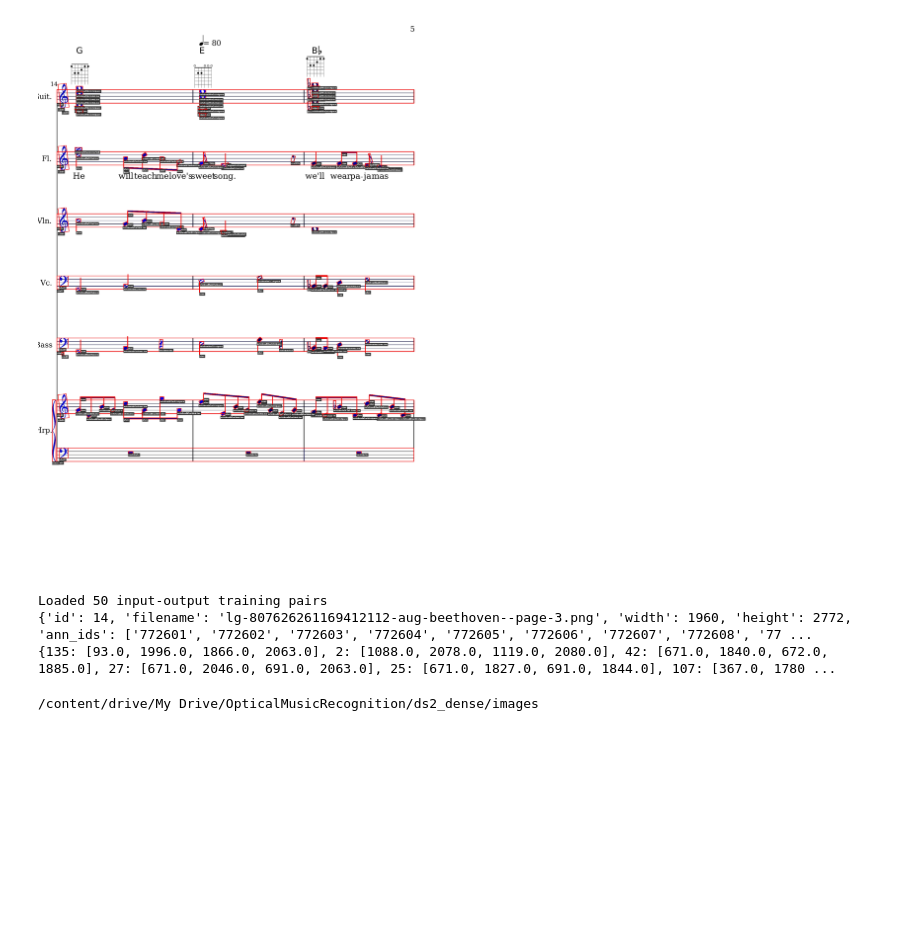
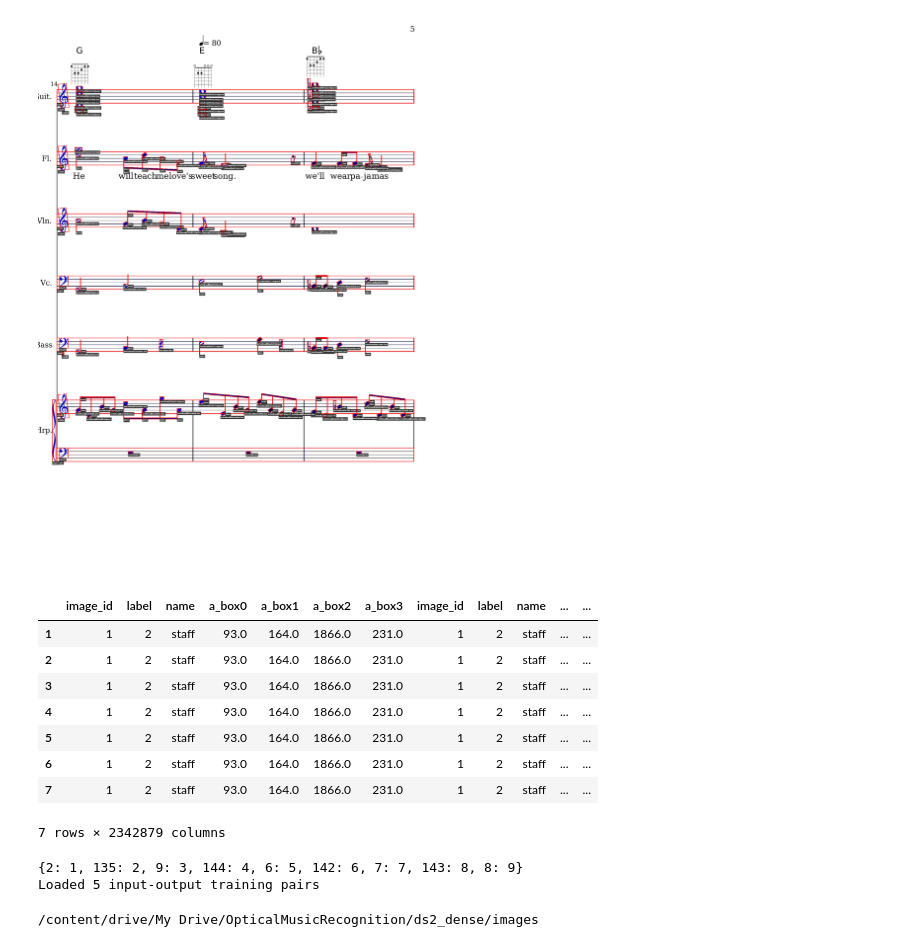
Before and after one commit to TheodoredaCunha/MusicNotationDetection, a Jupyter notebook: Optical_Music_Recognition.ipynb, the cells around one changed output. Saved outputs shown, nothing was run; the diff lists cells and outputs as text; code cells hidden in the pictures; blank space fills up the shorter version.

Commit message:
Loading dataset as dataframes

```diff
--- a/Optical_Music_Recognition.ipynb
+++ b/Optical_Music_Recognition.ipynb
@@ -79,0 +48,20 @@ done! t=23.78s
+# %%
+#getting class labels
+labels = {}
+# Opening JSON file
+f = open('deepscores_train.json')
+
+# returns JSON object as
+# a dictionary
+print("loading the json file")
+data = json.load(f)
+
+# Iterating through the json
+for i in data['categories']:
+    labels[str(i)] = data['categories'][str(i)]['name']
+
+
+# Closing file
+f.close()
+
+print(labels)
@@ -82,30 +73,3 @@ o.visualize(img_idx=1, show=True, instances=True)
 # %% [output]
 Visualizing images/lg-139957803-aug-emmentaler--page-5.png...
 [figure]
-# %%
-datasamples = 50
-img_idxs = [i for i in range(datasamples)]
-imgs, anns = o.get_img_ann_pair(idxs=img_idxs)
-
-x   = [] #training inputs
-y = [] #training outputs
-
-for i in imgs:
- x.append(i)
-
-
-for j in anns:
-  annotations = {}
-  for ann in j.iloc():
-    annotations[ann["cat_id"][0]] = ann["a_bbox"]
-  y.append(annotations)
-
-print("Loaded {} input-output training pairs".format(datasamples))
-
-#testing
-print(x[10])
-print(y[10])
-# %% [output]
-Loaded 50 input-output training pairs
-{'id': 14, 'filename': 'lg-807626261169412112-aug-beethoven--page-3.png', 'width': 1960, 'height': 2772, 'ann_ids': ['772601', '772602', '772603', '772604', '772605', '772606', '772607', '772608', '77 ...
-{135: [93.0, 1996.0, 1866.0, 2063.0], 2: [1088.0, 2078.0, 1119.0, 2080.0], 42: [671.0, 1840.0, 672.0, 1885.0], 27: [671.0, 2046.0, 691.0, 2063.0], 25: [671.0, 1827.0, 691.0, 1844.0], 107: [367.0, 1780 ...
@@ -112,3 +120,35 @@ Loaded 50 input-output training pairs
+# %%
+df
+# %% [output]
+|  | image_id | label | name | a_box0 | a_box1 | a_box2 | a_box3 | image_id | label | name | ... | ... |
+| 1 | 1 | 2 | staff | 93.0 | 164.0 | 1866.0 | 231.0 | 1 | 2 | staff | ... | ... |
+| 2 | 1 | 2 | staff | 93.0 | 164.0 | 1866.0 | 231.0 | 1 | 2 | staff | ... | ... |
+| 3 | 1 | 2 | staff | 93.0 | 164.0 | 1866.0 | 231.0 | 1 | 2 | staff | ... | ... |
+| 4 | 1 | 2 | staff | 93.0 | 164.0 | 1866.0 | 231.0 | 1 | 2 | staff | ... | ... |
+| 5 | 1 | 2 | staff | 93.0 | 164.0 | 1866.0 | 231.0 | 1 | 2 | staff | ... | ... |
+| 6 | 1 | 2 | staff | 93.0 | 164.0 | 1866.0 | 231.0 | 1 | 2 | staff | ... | ... |
+| 7 | 1 | 2 | staff | 93.0 | 164.0 | 1866.0 | 231.0 | 1 | 2 | staff | ... | ... |
+7 rows × 2342879 columns
+# %%
+class DeepScoresV2(Dataset):
+    def __init__(self, dataframe, image_dir, transforms=None,stat = 'Train'):
+        super().__init__()
+
+        self.image_ids = dataframe["image_id"].unique()
+        self.df = dataframe
+        self.image_dir = image_dir
+        self.transforms = transforms
+        self.stat = stat
+
+    def __getitem__(self, index):
+      #record image id
+      image_id = self.image_ids[index]
+
+      #get pixel array of image
+      #loading the image
+# %% [output]
+{2: 1, 135: 2, 9: 3, 144: 4, 6: 5, 142: 6, 7: 7, 143: 8, 8: 9}
+Loaded 5 input-output training pairs
 # %%
 %cd images
 # %% [output]
```
Also changed, not shown: parts of 30 cells of this notebook.
